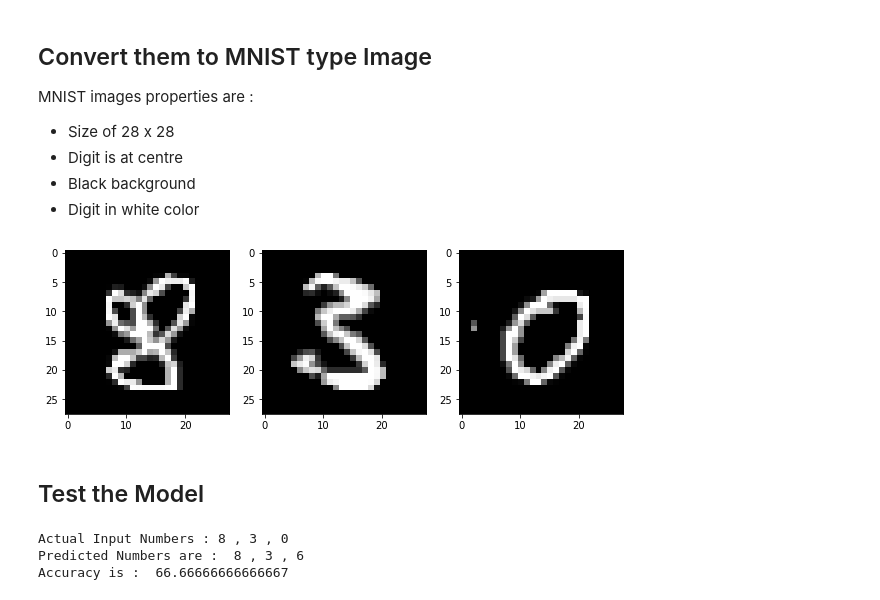
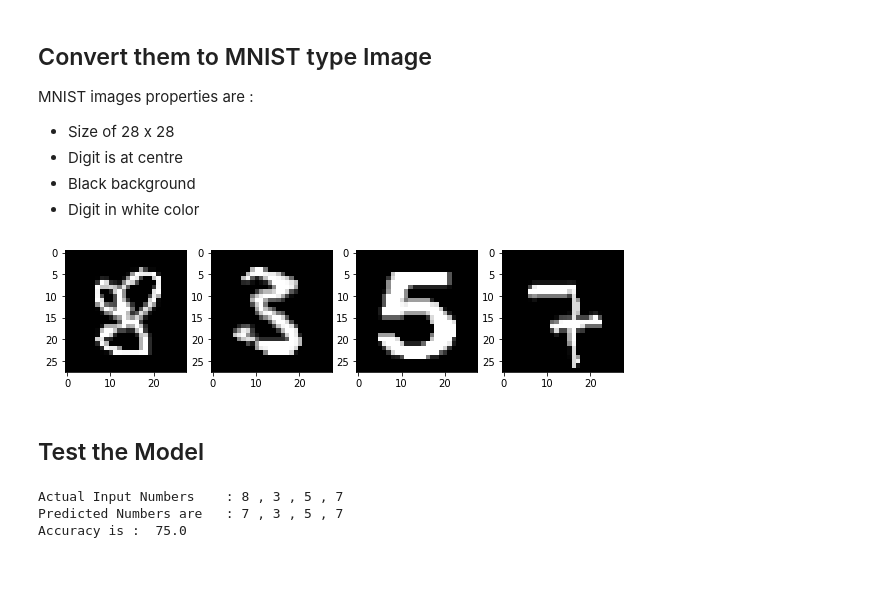
Before and after one commit to parth1993/tsai-eva6, a Jupyter notebook: Assignments/S4/Session_4_Part_2.ipynb, the cells around one changed output. Drawn from its saved outputs; the diff is of its cells as text; code cells hidden in the pictures; blank space fills up the shorter version.

```diff
--- a/Assignments/S4/Session_4_Part_2.ipynb
+++ b/Assignments/S4/Session_4_Part_2.ipynb
@@ -318,9 +318,9 @@ def shift(img,sx,sy):
 
 Lets load and visualize original images
 # %%
-fig, original_axs = plt.subplots(1,3,figsize = (10, 10))
+fig, original_axs = plt.subplots(1,4,figsize = (10, 10))
 
-for i in range(3):
+for i in range(4):
   img = cv2.imread("/content/" + str(i) +".jpg", 0)
   original_axs[i].imshow(img, cmap='gray_r')
 # %% [output]
@@ -335,10 +335,10 @@ MNIST images properties are :
 - Digit in white color
 # %%
 images = []
-targets = [8,3,0]
-fig, mnist_axs = plt.subplots(1,3,figsize = (10, 10))
+targets = [8,3,5,7]
+fig, mnist_axs = plt.subplots(1,4,figsize = (10, 10))
 
-for i in range(3):
+for i in range(4):
   img = cv2.imread("/content/" + str(i) +".jpg", 0)
   original_axs[i].imshow(img, cmap='gray_r')
 
@@ -351,42 +351,42 @@ for i in range(3):
 
   while np.sum(gray[:,0]) == 0:
         gray = np.delete(gray,0,1)
 
   while np.sum(gray[-1]) == 0:
         gray = gray[:-1]
 
   while np.sum(gray[:,-1]) == 0:
         gray = np.delete(gray,-1,1)
 
   rows,cols = gray.shape
   if rows > cols:
     factor = 20.0/rows
     rows = 20
     cols = int(round(cols*factor))
     gray = cv2.resize(gray, (cols,rows))
   else:
       factor = 20.0/cols
       cols = 20
       rows = int(round(rows*factor))
       gray = cv2.resize(gray, (cols, rows))
   colsPadding = (int(math.ceil((28-cols)/2.0)),int(math.floor((28-cols)/2.0)))
   rowsPadding = (int(math.ceil((28-rows)/2.0)),int(math.floor((28-rows)/2.0)))
   gray = np.lib.pad(gray,(rowsPadding,colsPadding),'constant')
   shiftx,shifty = getBestShift(gray)
   shifted = shift(gray,shiftx,shifty)
   gray = shifted
   mnist_axs[i].imshow(gray, cmap='gray')
   images.append(gray.reshape(-1, 28, 28))
 # %% [output]
-[figure, old version]
+[figure, new version]
 # %% [markdown]
 ## Test the Model
 # %%
 images = torch.as_tensor(images)
 preds = model(images.type(torch.FloatTensor).to(device))
 preds = torch.argmax(preds, dim=1)
-print("Actual Input Numbers : 8 , 3 , 0")
-print("Predicted Numbers are : ", preds[0].item(), ",", preds[1].item(), ",", preds[2].item())
+print("Actual Input Numbers \t: 8 , 3 , 5 , 7")
+print("Predicted Numbers are \t:", preds[0].item(), ",", preds[1].item(), ",", preds[2].item(), ",", preds[3].item())
 total_correct = 0
 for i in range(len(targets)):
   if targets[i] == preds[i].item():
@@ -394,6 +394,6 @@ for i in range(len(targets)):
 accuracy = 100*total_correct/len(targets)
 print("Accuracy is : ", accuracy)
 # %% [output]
-Actual Input Numbers : 8 , 3 , 0
-Predicted Numbers are :  8 , 3 , 6
-Accuracy is :  66.66666666666667
+Actual Input Numbers    : 8 , 3 , 5 , 7
+Predicted Numbers are   : 7 , 3 , 5 , 7
+Accuracy is :  75.0
```
Also changed, not shown: parts of 3 cells of this notebook.
